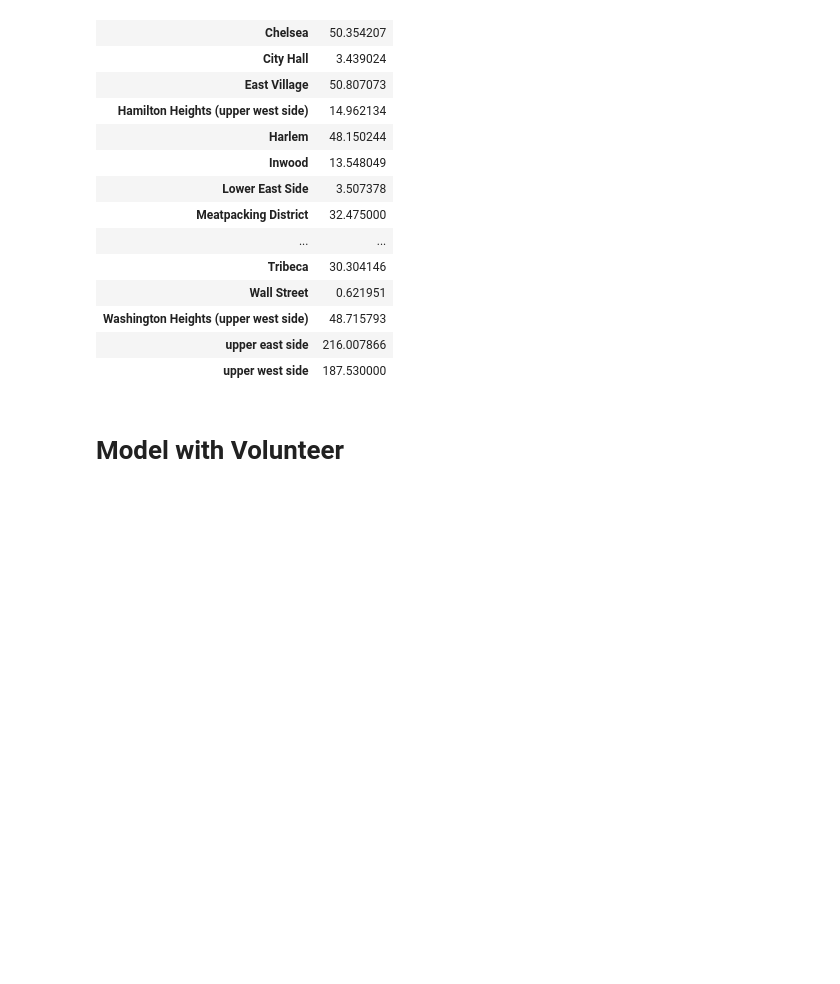
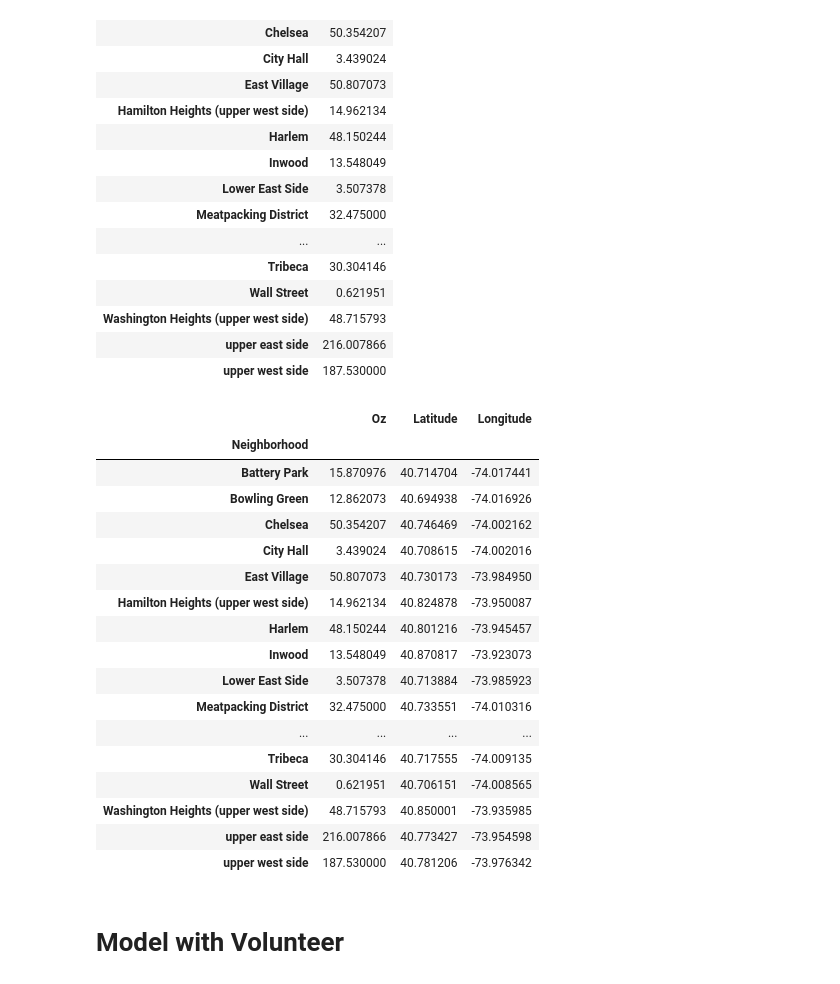
Before and after one commit to BrunoValan/Milk_Bank_Project, a Jupyter notebook: FinalModel.ipynb, the cells around one changed output. Saved outputs shown, nothing was run; the diff lists cells and outputs as text; code cells hidden in the pictures; blank space fills up the shorter version.

```diff
--- a/FinalModel.ipynb
+++ b/FinalModel.ipynb
@@ -260,6 +259,49 @@ avg_biweekly_donations['ShippingCostAll'] = avg_biweekly_donations['Oz'].apply(l
 
 shipping_costs_all = avg_biweekly_donations.to_dict()['ShippingCostAll']
 shipping_cost_portion = avg_biweekly_donations.to_dict()['ShippingCostPortion']
+# %%
+# Add latitude back
+lats = []
+longs = []
+for n in neighborhoods:
+    lats.append(np.mean(data_cleaned[data_cleaned['Neighborhood'] == n]['Latitude'].astype(float)))
+    longs.append(np.mean(data_cleaned[data_cleaned['Neighborhood'] == n]['Longitude'].astype(float)))
+
+# Round to 6 decimal places
+lats = np.round(lats, 6)
+longs = np.round(longs, 6)
+
+# Add to the dataFrame
+avg_biweekly_donations['Latitude'] = lats
+avg_biweekly_donations['Longitude'] = longs
+
+# Save the dataframe to a csv
+avg_biweekly_donations.to_csv('ModelData.csv')
+
+# save the values to a list
+latitudes = avg_biweekly_donations.to_dict()['Latitude']
+longitudes = avg_biweekly_donations.to_dict()['Longitude']
+
+avg_biweekly_donations
+# %% [output]
+|  | Oz | Latitude | Longitude |
+| Neighborhood |  |  |  |
+| Battery Park | 15.870976 | 40.714704 | -74.017441 |
+| Bowling Green | 12.862073 | 40.694938 | -74.016926 |
+| Chelsea | 50.354207 | 40.746469 | -74.002162 |
+| City Hall | 3.439024 | 40.708615 | -74.002016 |
+| East Village | 50.807073 | 40.730173 | -73.984950 |
+| Hamilton Heights (upper west side) | 14.962134 | 40.824878 | -73.950087 |
+| Harlem | 48.150244 | 40.801216 | -73.945457 |
+| Inwood | 13.548049 | 40.870817 | -73.923073 |
+| Lower East Side | 3.507378 | 40.713884 | -73.985923 |
+| Meatpacking District | 32.475000 | 40.733551 | -74.010316 |
+| ... | ... | ... | ... |
+| Tribeca | 30.304146 | 40.717555 | -74.009135 |
+| Wall Street | 0.621951 | 40.706151 | -74.008565 |
+| Washington Heights (upper west side) | 48.715793 | 40.850001 | -73.935985 |
+| upper east side | 216.007866 | 40.773427 | -73.954598 |
+| upper west side | 187.530000 | 40.781206 | -73.976342 |
 # %% [markdown]
 # Model with Volunteer
 # %% [markdown]
```
Also changed, not shown: parts of 10 cells of this notebook.
